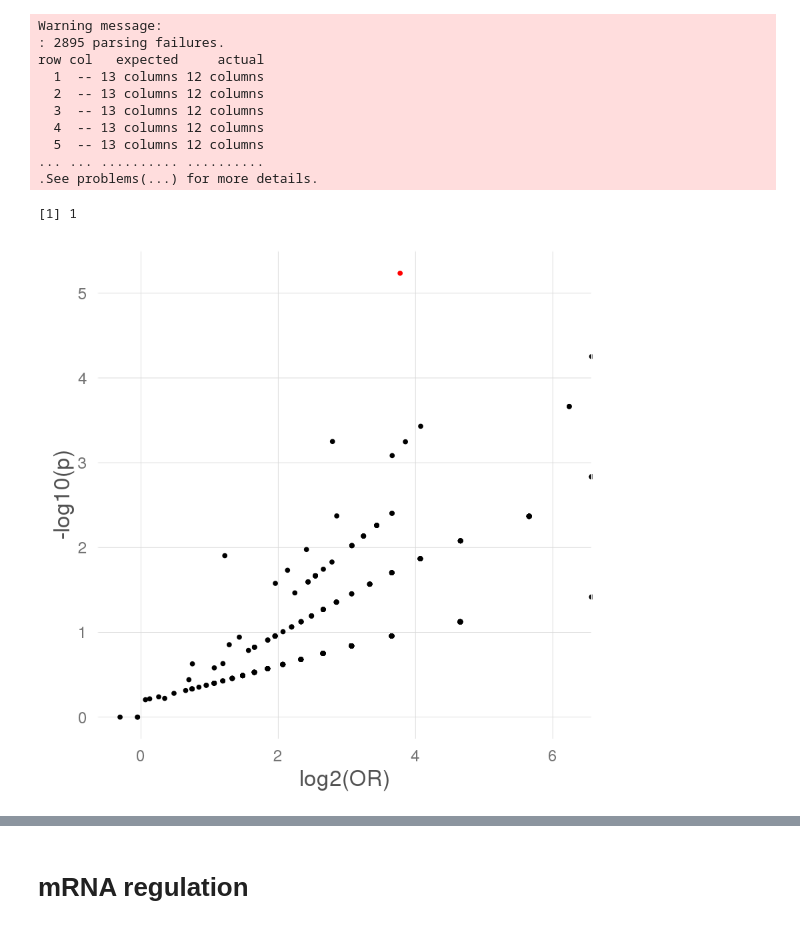
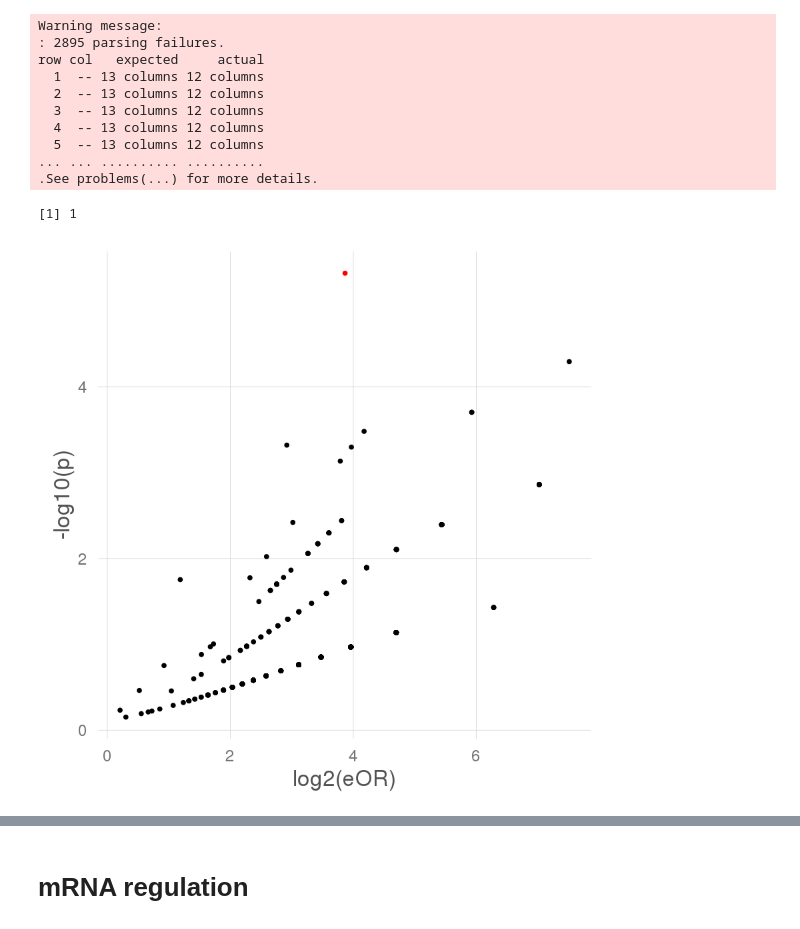
Before and after one commit to hclimente/smartas, a Jupyter notebook: structural_analysis/ppi_neighborhoods.ipynb, the cells around one changed output, grey strips where cells are left out. Saved outputs shown, nothing was run; the diff lists cells and outputs as text; code cells hidden in the pictures.

```diff
--- a/structural_analysis/ppi_neighborhoods.ipynb
+++ b/structural_analysis/ppi_neighborhoods.ipynb
@@ -54,9 +54,12 @@ fisher.intersect <- function(gs, switches){
     nsi <- length(gs) - si
     nso <- nrow(allGenes) - (si + so + nsi)
 
-    f <- c(si,so,nsi,nso) %>% matrix(2,2) %>% fisher.test
+    m <- c(si,so,nsi,nso) %>% matrix(2,2)
+    f <- m %>% fisher.test(alternative = "greater")
+    em <- m + 0.5
+    eOR <- (em[1,1]*em[2,2])/(em[1,2]*em[2,1])
 
-    data.frame(p = f$p.value, OR = f$estimate,
+    data.frame(p = f$p.value, OR = f$estimate, eOR = eOR,
                switched = switches %>% filter(GeneId %in% gs) %>% .$Symbol %>% unique %>%
                            sort %>% paste(collapse = ","))
 
@@ -311,15 +314,15 @@ row col   expected     actual
 # %%
 # volcano plot
 ggplot() +
-    geom_point(data = subset(complexes.test, adjp > 0.05 | OR < 1), aes(x = log2(OR), y = -log10(p))) +
-    geom_point(data = subset(complexes.test, adjp < 0.05 & OR > 1), aes(x = log2(OR), y = -log10(p)),
+    geom_point(data = subset(complexes.test, adjp > 0.05 | eOR < 1), aes(x = log2(eOR), y = -log10(p))) +
+    geom_point(data = subset(complexes.test, adjp < 0.05 & eOR > 1), aes(x = log2(eOR), y = -log10(p)),
                color = "red") +
     clean_theme()
 
-subset(complexes.test, adjp < 0.05 & OR > 1) %>% nrow
+subset(complexes.test, adjp < 0.05 & eOR > 1) %>% nrow
 # %% [output]
 [1] 1
-[figure, old version]
+[figure, new version]
 # %%
 hist(complexes.test$p)
 hist(complexes.test$adjp)
```
Also changed, not shown: parts of 7 cells of this notebook, 59 other files.
